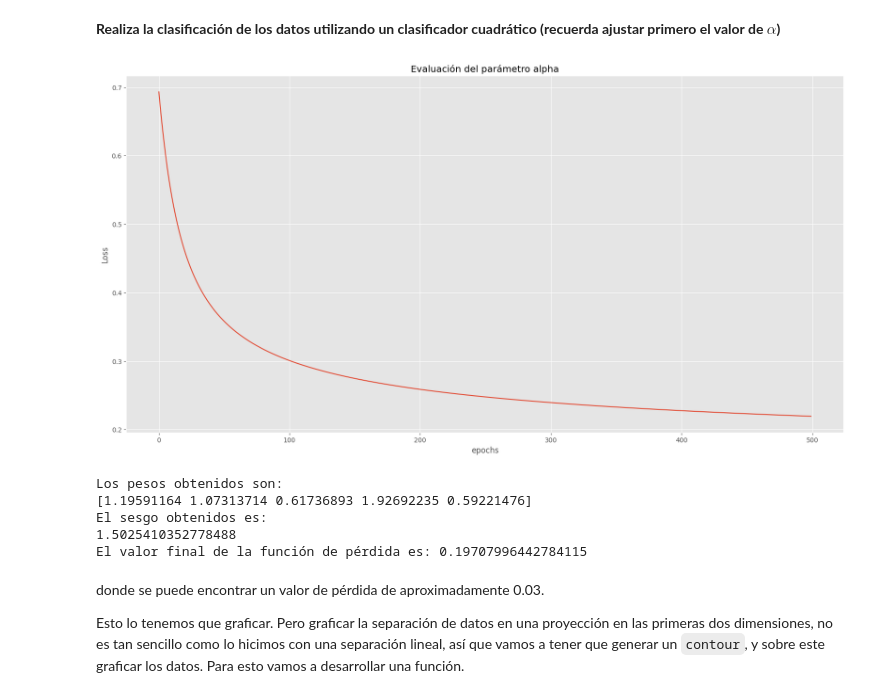
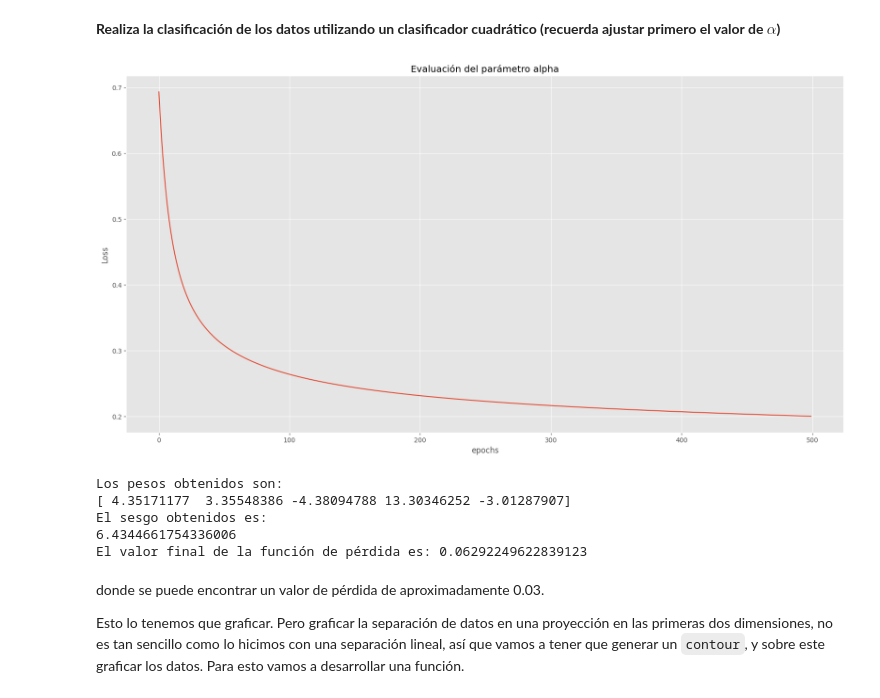
Before and after one commit to EmiB-05/2-Aprendizaje-2026, a Jupyter notebook: reg_logistica.ipynb, the cells around one changed output. Cells and saved outputs as stored; diff of their text form; code cells hidden in the pictures.

Commit message:
Se corrigieron errores en las iteraciones y se encontraron mejores aproximaciones

```diff
--- a/reg_logistica.ipynb
+++ b/reg_logistica.ipynb
@@ -32,9 +32,9 @@ def logistica(z):
     @return: un ndarray de las mismas dimensiones que z
     """
     # Introduce código aqui (una linea de código)
-    logistica= None
+    logistica= 1 / (1+np.exp(-z))
 
-    return 1 / (1+np.exp(-z))
+    return logistica
 
 # prueba que efectivamente funciona la función implementada
 # si el assert es falso regresa un error de aserción (el testunit de los pobres)
@@ -86,7 +86,7 @@ def E_in(x, a, w, b):
     # Agrega aqui tu código
     z = w.T @ x.T + b
     a_hat = logistica(z)
-    error_en_muestra = -(np.sum((a @ np.log(a_hat))+((1-a) @ np.log(1-a_hat))) / M)
+    error_en_muestra = -(np.sum((a * np.log(a_hat)) + ((1-a) * np.log(1-a_hat))) / M)
 
     return error_en_muestra
 
@@ -397,36 +397,36 @@ def normaliza(x, mu, des_std):
 # %%
 # Encuentra phi_x (x son la expansión polinomial de segundo orden, utiliza la función map_poly
 
 #--Agrega el código aqui--
 phi_x = map_poly(2, x)
 mu, de = medias_std(phi_x)
 phi_x_norm = normaliza(phi_x, mu, de)
 
 # Utiliza la regresión logística
-alpha = 0.05
+alpha = 0.09
 max_iter = 500
 
 _, _, hist_loss = descenso_rl_lotes(phi_x_norm, y, alpha, max_iter, historial=True)
 
 plt.plot(range(len(hist_loss)), hist_loss)
 plt.xlabel('epochs')
 plt.ylabel('Loss')
 plt.title('Evaluación del parámetro alpha')
 plt.show()
 # %% [output]
-[figure, old version]
+[figure, new version]
 # %%
-w_norm, b_norm, _ = descenso_rl_lotes(phi_x_norm, y, alpha, 1000)
+w_norm, b_norm, _ = descenso_rl_lotes(phi_x_norm, y, alpha, 23103)
 
 print("Los pesos obtenidos son: \n{}".format(w_norm))
 print("El sesgo obtenidos es: \n{}".format(b_norm))
 print("El valor final de la función de pérdida es: {}".format(E_in(phi_x_norm, y, w_norm, b_norm)))
 # %% [output]
 Los pesos obtenidos son:
-[1.19591164 1.07313714 0.61736893 1.92692235 0.59221476]
+[ 4.35171177  3.35548386 -4.38094788 13.30346252 -3.01287907]
 El sesgo obtenidos es:
-1.5025410352778488
-El valor final de la función de pérdida es: 0.19707996442784115
+6.4344661754336006
+El valor final de la función de pérdida es: 0.06292249622839123
 # %% [markdown]
 donde se puede encontrar un valor de pérdida de aproximadamente 0.03.
 
```
Also changed, not shown: parts of 4 cells of this notebook.
